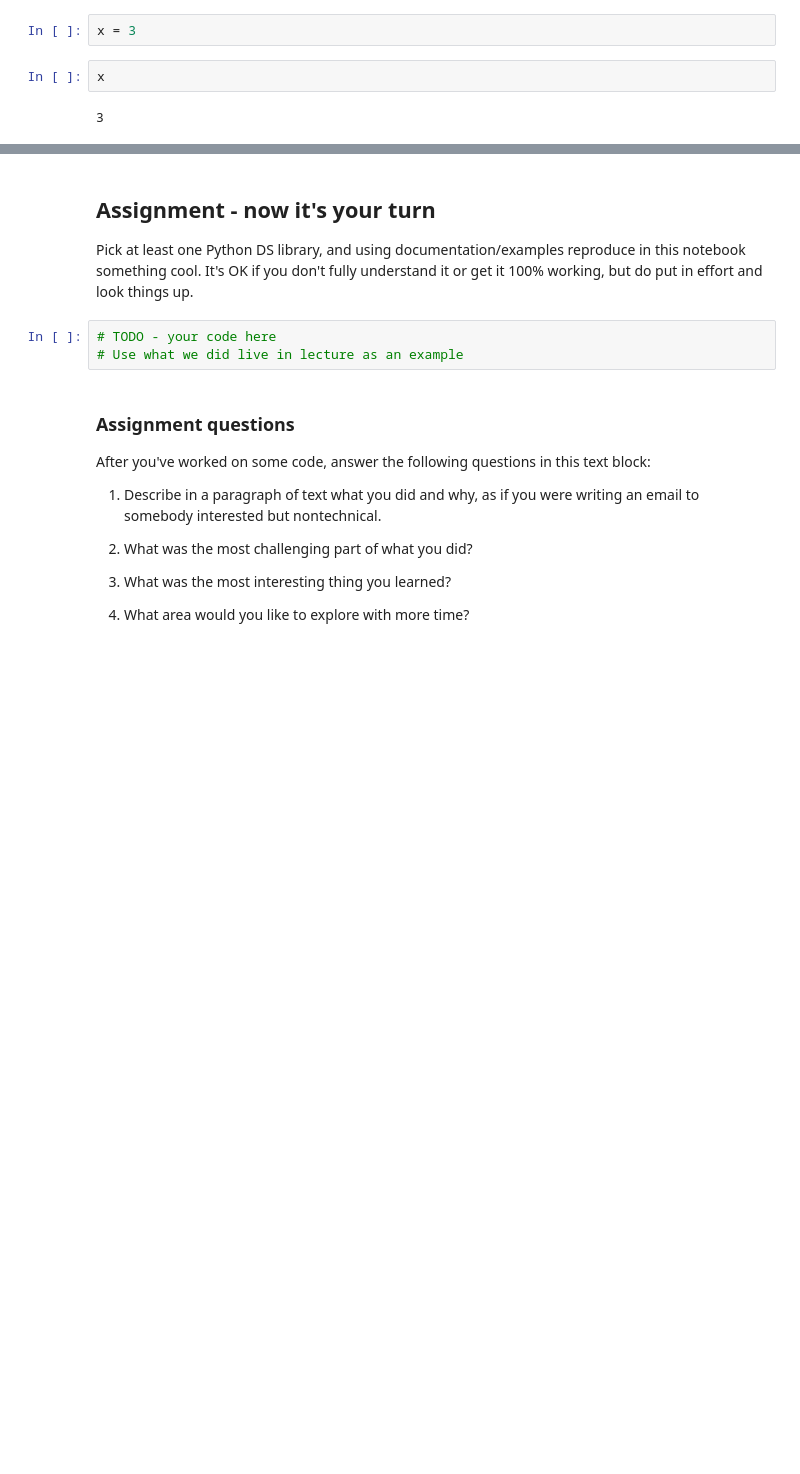
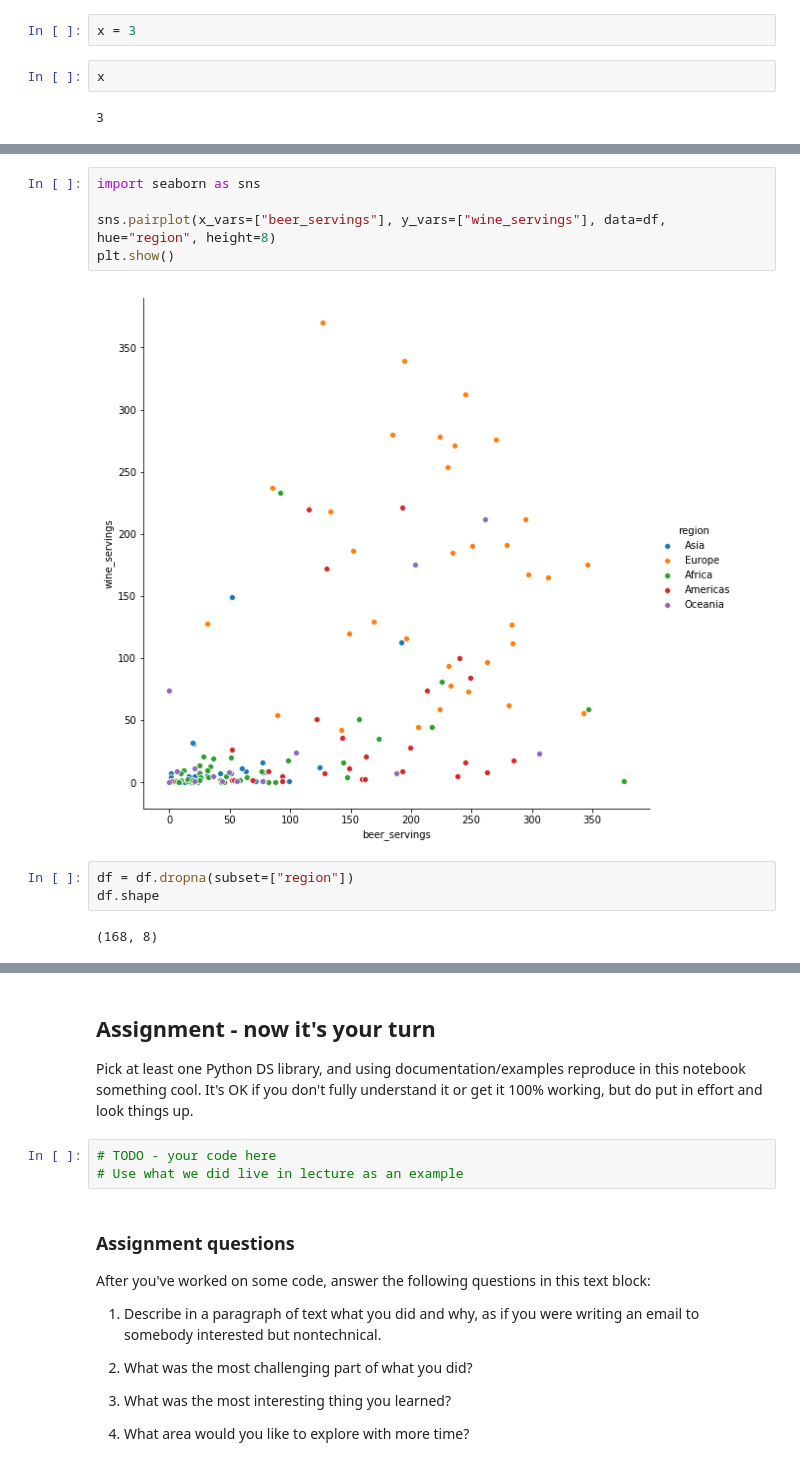
Before and after one commit to BJanota11/DS-Unit-1-Sprint-1-Dealing-With-Data, a Jupyter notebook: module1-afirstlookatdata/LS_DS_111_A_First_Look_at_Data.ipynb, the cells around one changed output, grey strips where cells are left out. Cells and saved outputs as stored; diff of their text form; blank space fills up the shorter version.

```diff
--- a/module1-afirstlookatdata/LS_DS_111_A_First_Look_at_Data.ipynb
+++ b/module1-afirstlookatdata/LS_DS_111_A_First_Look_at_Data.ipynb
@@ -18,0 +262,12 @@ x
+# %%
+import seaborn as sns
+
+sns.pairplot(x_vars=["beer_servings"], y_vars=["wine_servings"], data=df, hue="region", height=8)
+plt.show()
+# %% [output]
+[figure, added]
+# %%
+df = df.dropna(subset=["region"])
+df.shape
+# %% [output]
+(168, 8)
```
Also changed, not shown: parts of 27 cells of this notebook.
